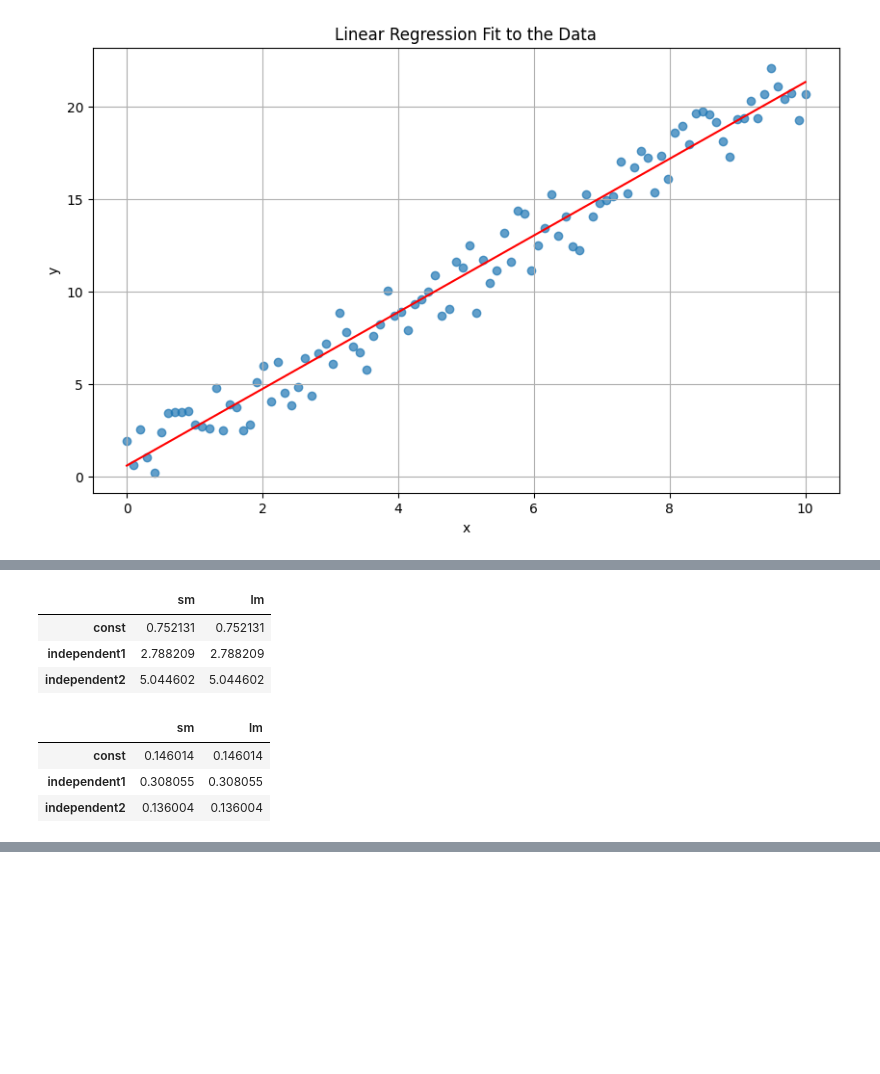
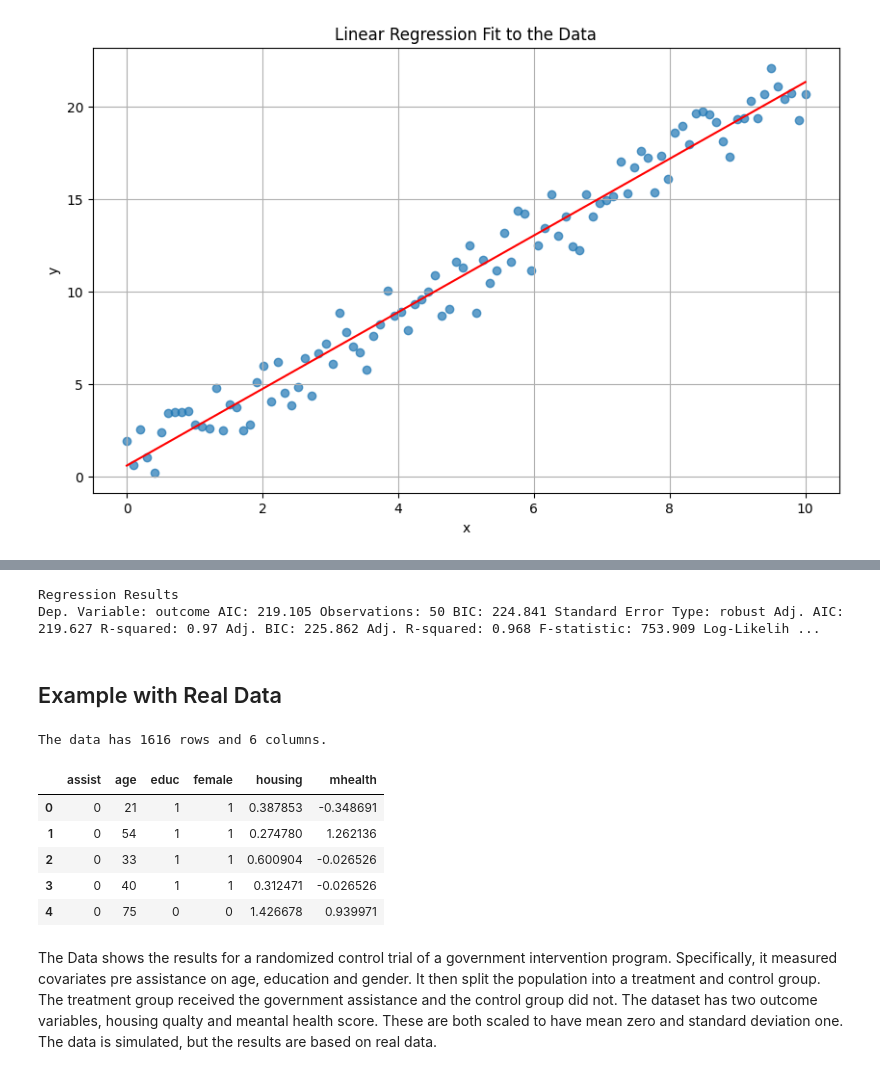
Before and after one commit to Mats-Dodd/CausalKit, a Jupyter notebook: notebooks/linreg.ipynb, the cells around one changed output, grey strips where cells are left out. Cells and saved outputs as stored; diff of their text form; code cells hidden in the pictures; blank space fills up the shorter version.

```diff
--- a/notebooks/linreg.ipynb
+++ b/notebooks/linreg.ipynb
@@ -126,21 +77,26 @@ pd.DataFrame({'sm': lm2.HC0_se, 'lm':lm.standard_errors})
-# %%
-lm2_robust = sm.OLS(y, X).fit(cov_type='HC0')
-lm_robust = LinReg(df=multiple_data, outcome="outcome", independent=["independent1", "independent2"], standard_error_type='robust')
-
-pd.DataFrame({'sm': lm2_robust.params, 'lm':lm_robust.coefficients})
-# %% [output]
-|  | sm | lm |
-| const | 0.752131 | 0.752131 |
-| independent1 | 2.788209 | 2.788209 |
-| independent2 | 5.044602 | 5.044602 |
-# %%
-pd.DataFrame({'sm': lm2_robust.HC0_se, 'lm':lm_robust.standard_errors})
-# %% [output]
-|  | sm | lm |
-| const | 0.146014 | 0.146014 |
-| independent1 | 0.308055 | 0.308055 |
-| independent2 | 0.136004 | 0.136004 |
 # %%
 lm_robust.summary()
 # %% [output]
 [interactive output not drawn]
+# %%
+lm_robust.summary(content_type='static')
+# %% [output]
+Regression Results
+Dep. Variable: outcome AIC: 219.105 Observations: 50 BIC: 224.841 Standard Error Type: robust Adj. AIC: 219.627 R-squared: 0.97 Adj. BIC: 225.862 Adj. R-squared: 0.968 F-statistic: 753.909 Log-Likelih ...
+# %% [markdown]
+## Example with Real Data
+# %%
+"""Load the data"""
+df = pd.read_csv('../data/housing_health_mock.csv')
+print(f'The data has {df.shape[0]} rows and {df.shape[1]} columns.')
+df.head()
+# %% [output]
+The data has 1616 rows and 6 columns.
+|  | assist | age | educ | female | housing | mhealth |
+| 0 | 0 | 21 | 1 | 1 | 0.387853 | -0.348691 |
+| 1 | 0 | 54 | 1 | 1 | 0.274780 | 1.262136 |
+| 2 | 0 | 33 | 1 | 1 | 0.600904 | -0.026526 |
+| 3 | 0 | 40 | 1 | 1 | 0.312471 | -0.026526 |
+| 4 | 0 | 75 | 0 | 0 | 1.426678 | 0.939971 |
+# %% [markdown]
+The Data shows the results for a randomized control trial of a government intervention program.  Specifically, it measured covariates pre assistance on age, education and gender.  It then split the population into a treatment and control group.  The treatment group received the government assistance and the control group did not.  The dataset has two outcome variables, housing qualty and meantal health score.  These are both scaled to have mean zero and standard deviation one.  The data is simulated, but the results are based on real data.
```
Also changed, not shown: parts of 19 cells of this notebook, 3 other files.
